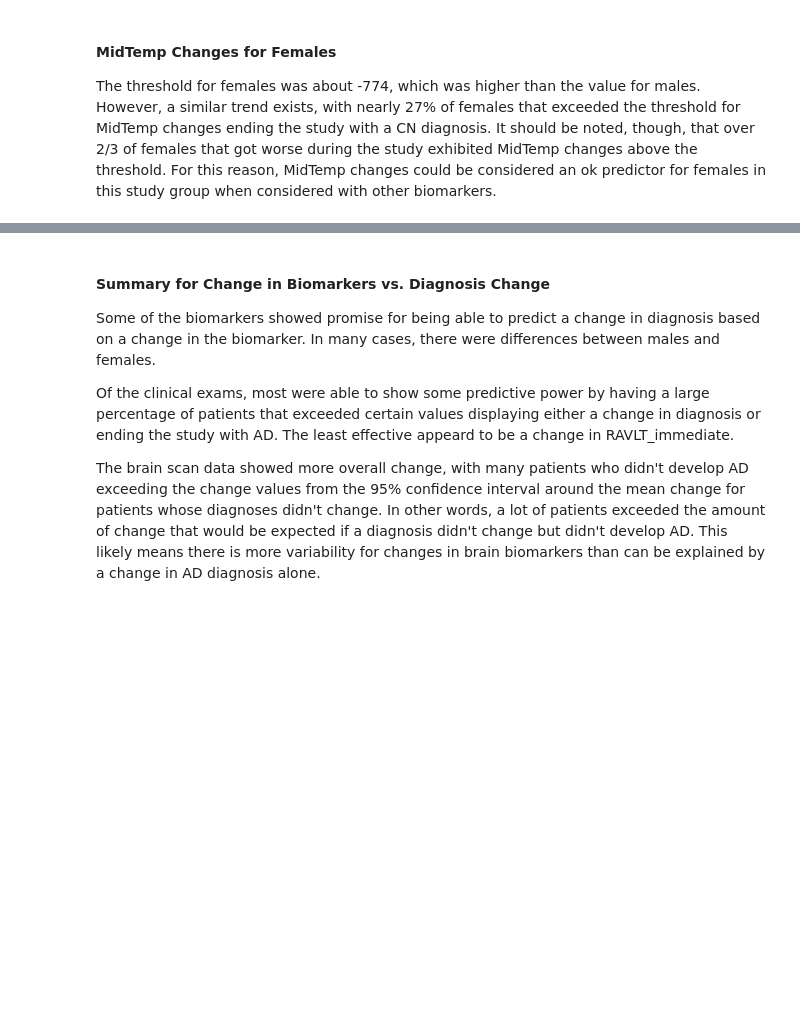
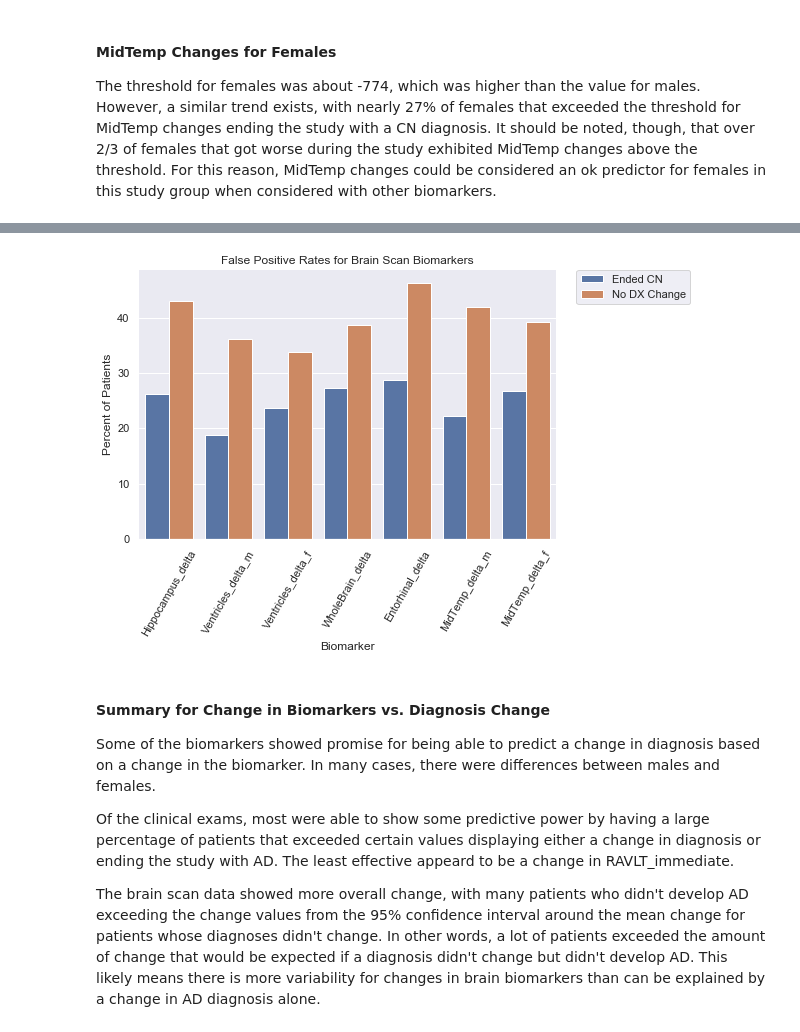
Before and after one commit to Haydost/Springboard_Portfolio, a Jupyter notebook: Capstone_1_Alzheimers_InProgress/3-Statistical_Data_Analysis.ipynb, the cells around one changed output, grey strips where cells are left out. Saved outputs shown, nothing was run; the diff lists cells and outputs as text; code cells hidden in the pictures; blank space fills up the shorter version.

```diff
--- a/Capstone_1_Alzheimers_InProgress/3-Statistical_Data_Analysis.ipynb
+++ b/Capstone_1_Alzheimers_InProgress/3-Statistical_Data_Analysis.ipynb
@@ -533,3 +585,7 @@ Percent Progressing CN to AD exceeding threshold:  66.67 %
+# %%
+sda.summarize_scan_fps(changes)
+# %% [output]
+[figure, added]
 # %% [markdown]
 #### Summary for Change in Biomarkers vs. Diagnosis Change
 
```
Also changed, not shown: parts of 43 cells of this notebook, 1 other file.
